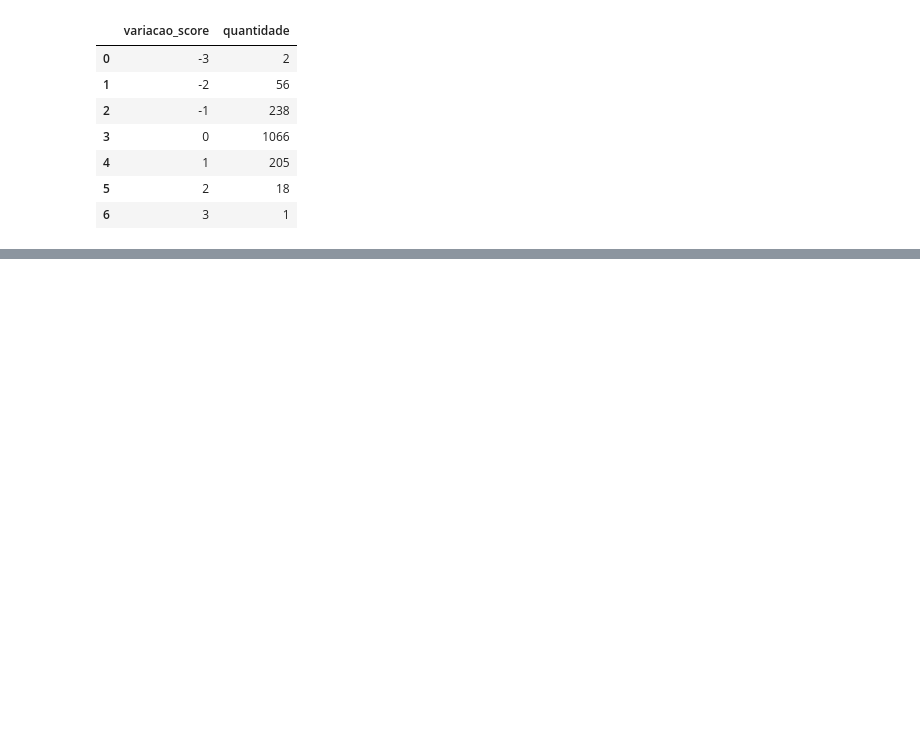
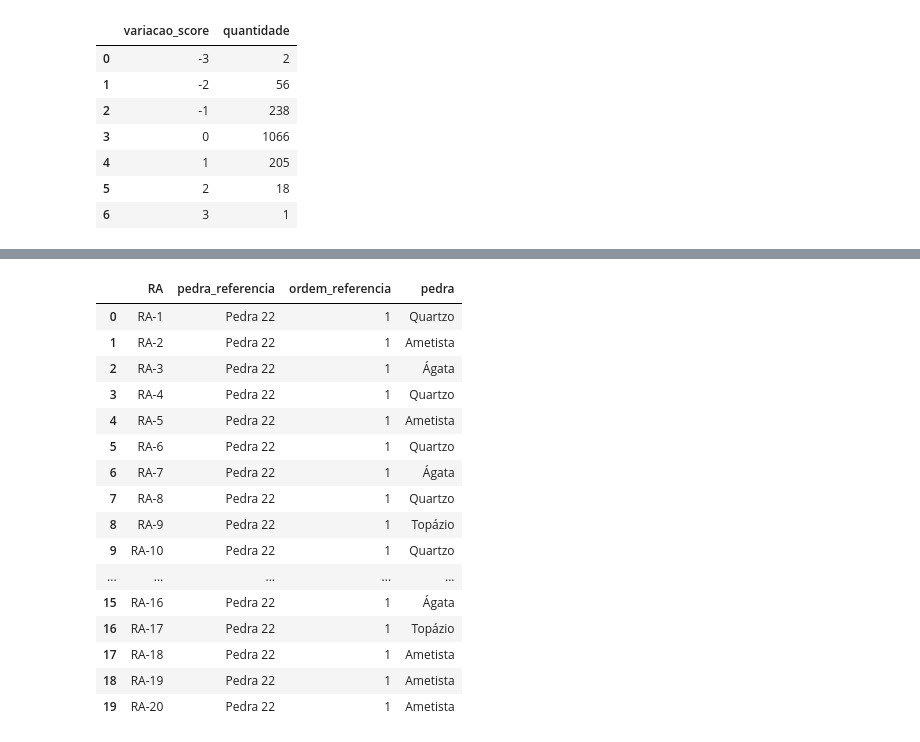
Before and after one commit to tivanello/fase5, a Jupyter notebook: notebooks/fase5_pergunta10.ipynb, the cells around one changed output, grey strips where cells are left out. Drawn from its saved outputs; the diff is of its cells as text; code cells hidden in the pictures; blank space fills up the shorter version.

```diff
--- a/notebooks/fase5_pergunta10.ipynb
+++ b/notebooks/fase5_pergunta10.ipynb
@@ -1540,19 +1269,0 @@ display(df_trajetoria_aluno.head(20))
-# %%
-# ============================================================
-# BLOCO — VERIFICAR PREENCHIMENTO DAS COLUNAS DE PEDRA
-# Objetivo:
-# - Avaliar se as colunas de pedra por ano têm dados suficientes
-# - Conferir a distribuição dos valores
-# ============================================================
-
-colunas_pedra = ["Pedra 21", "Pedra 22", "Pedra 23", "Pedra 2024", "PEDRA_final"]
-
-print("Nulos por coluna de pedra:")
-print(df_fase5_p10[colunas_pedra].isna().sum())
-
-print("\nPercentual de nulos:")
-print((df_fase5_p10[colunas_pedra].isna().mean() * 100).round(2))
-
-for col in colunas_pedra:
-    print(f"\nDistribuição de valores - {col}:")
-    print(df_fase5_p10[col].value_counts(dropna=False))
@@ -1624,0 +1270,42 @@ Dessa forma, a variável **Instituição de ensino** foi mantida no modelo em ve
+# %%
+# ============================================================
+# BLOCO — TRANSFORMAR AS PEDRAS EM BASE LONGA (2022 A 2024)
+# Objetivo:
+# - reorganizar as colunas de pedra em formato longitudinal
+# - considerar apenas o período oficial do Datathon: 2022 a 2024
+# - manter apenas registros com pedra preenchida
+# ============================================================
+
+df_base = df_fase5_p10.copy()
+
+colunas_pedra = {
+    "Pedra 22": 1,
+    "Pedra 23": 2,
+    "Pedra 2024": 3
+}
+
+bases = []
+
+for col, ordem in colunas_pedra.items():
+    df_temp = df_base[["RA", col]].copy()
+    df_temp = df_temp.rename(columns={col: "pedra"})
+    df_temp["pedra_referencia"] = col
+    df_temp["ordem_referencia"] = ordem
+    bases.append(df_temp)
+
+df_pedra_long = pd.concat(bases, ignore_index=True)
+
+df_pedra_long = df_pedra_long[["RA", "pedra_referencia", "ordem_referencia", "pedra"]].copy()
+
+# remove linhas sem pedra
+df_pedra_long = df_pedra_long[df_pedra_long["pedra"].notna()].copy()
+
+print("Dimensão da base longa:")
+print(df_pedra_long.shape)
+
+print("\nAmostra:")
+display(df_pedra_long.head(20))
+
+print("\nNulos por coluna:")
+print(df_pedra_long.isna().sum())
+# %% [output]
@@ -1624,0 +1316,17 @@ Dessa forma, a variável **Instituição de ensino** foi mantida no modelo em ve
+|  | RA | pedra_referencia | ordem_referencia | pedra |
+| 0 | RA-1 | Pedra 22 | 1 | Quartzo |
+| 1 | RA-2 | Pedra 22 | 1 | Ametista |
+| 2 | RA-3 | Pedra 22 | 1 | Ágata |
+| 3 | RA-4 | Pedra 22 | 1 | Quartzo |
+| 4 | RA-5 | Pedra 22 | 1 | Ametista |
+| 5 | RA-6 | Pedra 22 | 1 | Quartzo |
+| 6 | RA-7 | Pedra 22 | 1 | Ágata |
+| 7 | RA-8 | Pedra 22 | 1 | Quartzo |
+| 8 | RA-9 | Pedra 22 | 1 | Topázio |
+| 9 | RA-10 | Pedra 22 | 1 | Quartzo |
+| ... | ... | ... | ... | ... |
+| 15 | RA-16 | Pedra 22 | 1 | Ágata |
+| 16 | RA-17 | Pedra 22 | 1 | Topázio |
+| 17 | RA-18 | Pedra 22 | 1 | Ametista |
+| 18 | RA-19 | Pedra 22 | 1 | Ametista |
+| 19 | RA-20 | Pedra 22 | 1 | Ametista |
```
Also changed, not shown: parts of 23 cells of this notebook.
